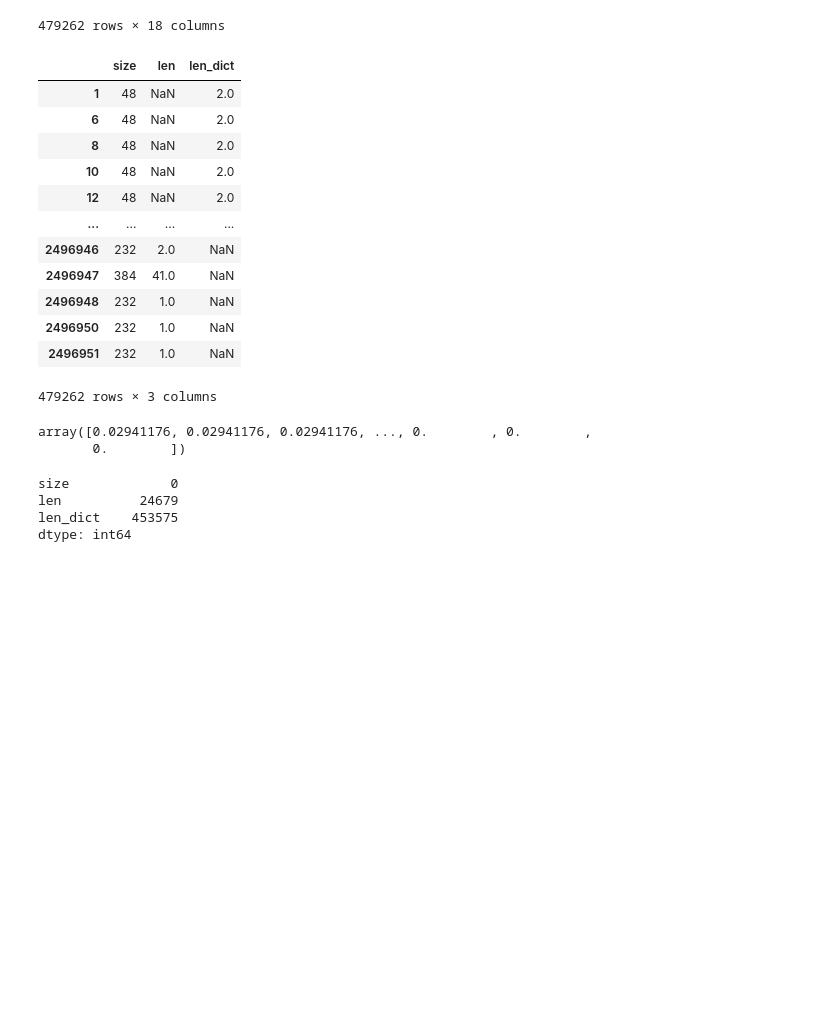
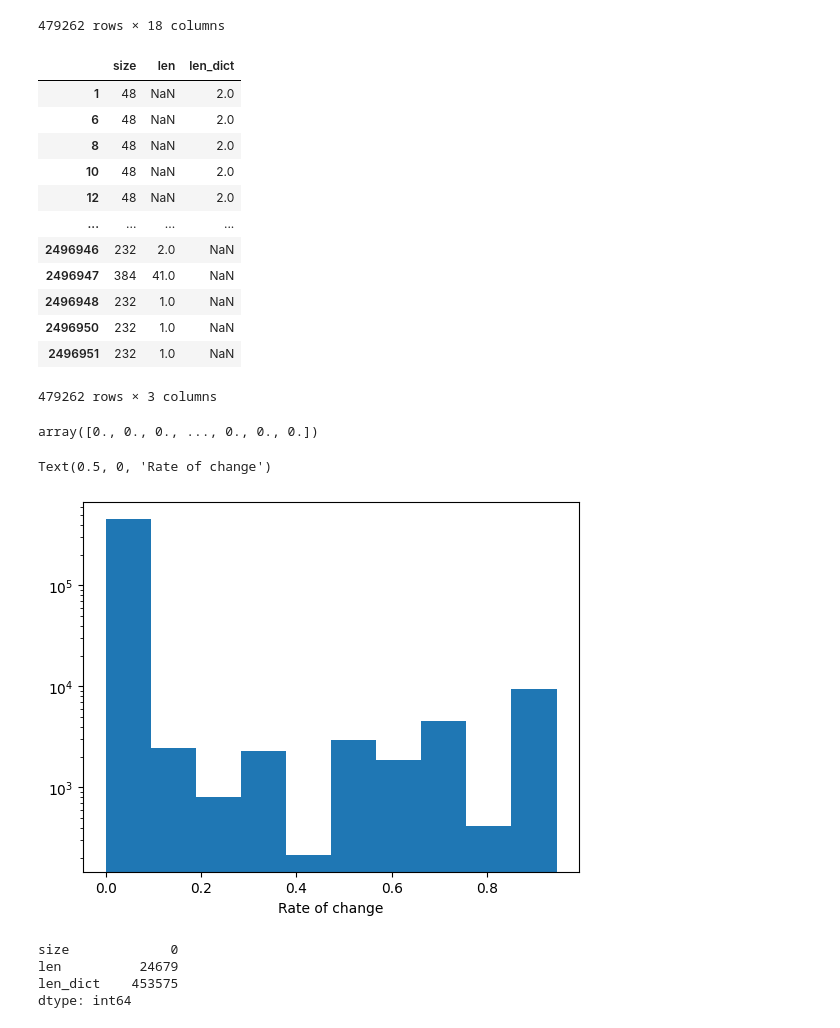
Before and after one commit to illinoisdata/pod, a Jupyter notebook: explore.ipynb, the cells around one changed output. Saved outputs shown, nothing was run; the diff lists cells and outputs as text; code cells hidden in the pictures; blank space fills up the shorter version.

```diff
--- a/explore.ipynb
+++ b/explore.ipynb
@@ -315,7 +315,7 @@ X_df = df[[
     # 'num_seen'
 ]]
 # X_df.loc[:,"obj_type"] = X_df["obj_type"].astype("category")
-ys = df["num_changes"].astype("float").values / df["num_seen"].astype("float").values
+ys = np.clip(df["num_changes"].astype("float").values - 1, a_min=0, a_max=float('inf')) / df["num_seen"].astype("float").values
 display(X_df)
 display(ys)
 # %% [output]
@@ -332,8 +332,14 @@ display(ys)
 | 2496950 | 232 | 1.0 | NaN |
 | 2496951 | 232 | 1.0 | NaN |
 479262 rows × 3 columns
-array([0.02941176, 0.02941176, 0.02941176, ..., 0.        , 0.        ,
-       0.        ])
+array([0., 0., 0., ..., 0., 0., 0.])
+# %%
+plt.hist(ys)
+plt.yscale("log")
+plt.xlabel("Rate of change")
+# %% [output]
+Text(0.5, 0, 'Rate of change')
+[figure, added]
 # %%
 X_df.isna().sum()
 # %% [output]
```
Also changed, not shown: parts of 9 cells of this notebook, 3 other files.
